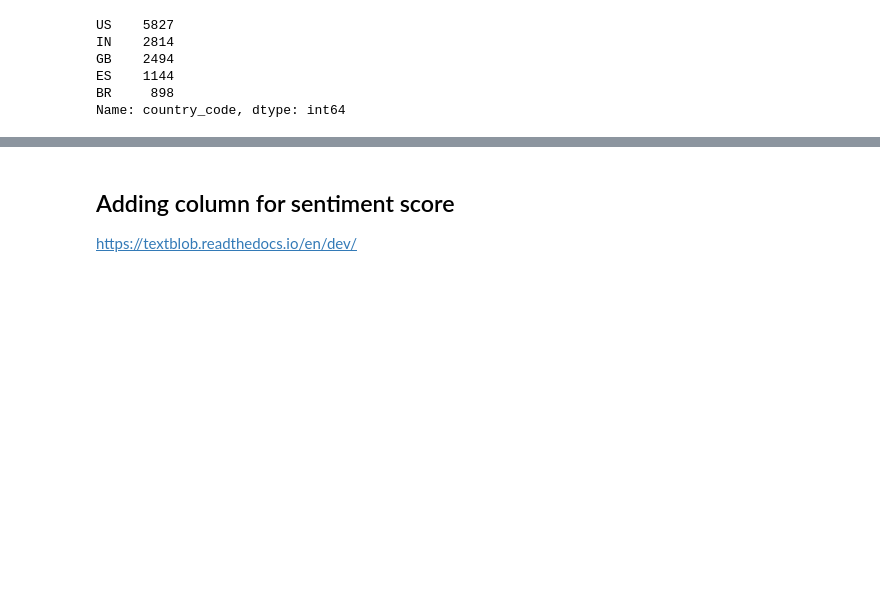
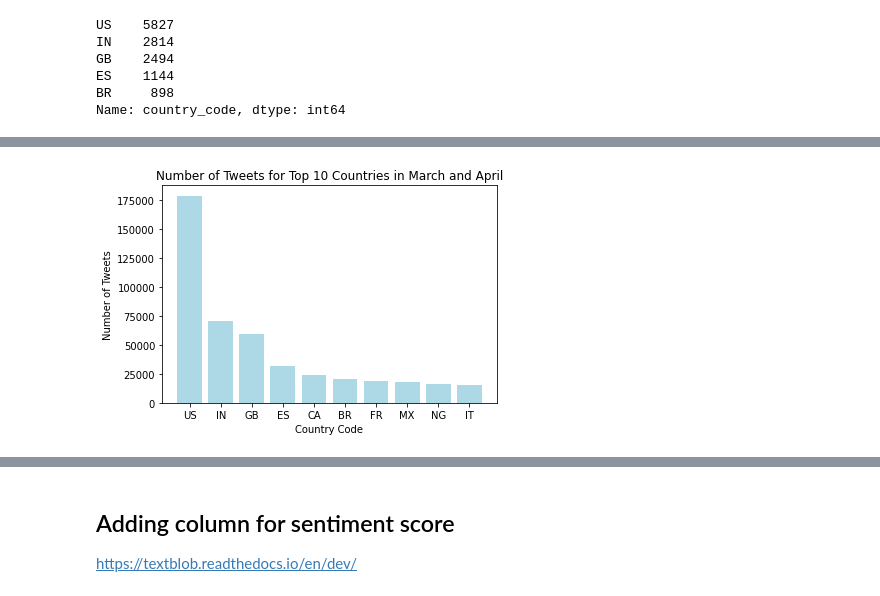
Before and after one commit to adrielk/Covid19-ML-and-Analysis, a Jupyter notebook: Covid-19 and Sentiment.ipynb, the cells around one changed output, grey strips where cells are left out. Drawn from its saved outputs; the diff is of its cells as text; code cells hidden in the pictures; blank space fills up the shorter version.

Commit message:
Groupby analysis
Preprocessing and analysis with bar charts. Still gotta do sentiment analysis.

```diff
--- a/Covid-19 and Sentiment.ipynb
+++ b/Covid-19 and Sentiment.ipynb
@@ -241,0 +237,12 @@ march_full_cc.head(2)
+# %%
+countryTweetCount = full_cc_grouped['country_code'].value_counts()
+# %%
+cc = list(countryTweetCount.index)[0:10]
+counts = list(countryTweetCount)[0:10]
+plt.bar(cc,counts, color = 'lightblue')
+plt.xlabel("Country Code")
+plt.ylabel("Number of Tweets")
+plt.title("Number of Tweets for Top 10 Countries in March and April")
+plt.show()
+# %% [output]
+[figure, added]
```
Also changed, not shown: parts of 13 cells of this notebook.
